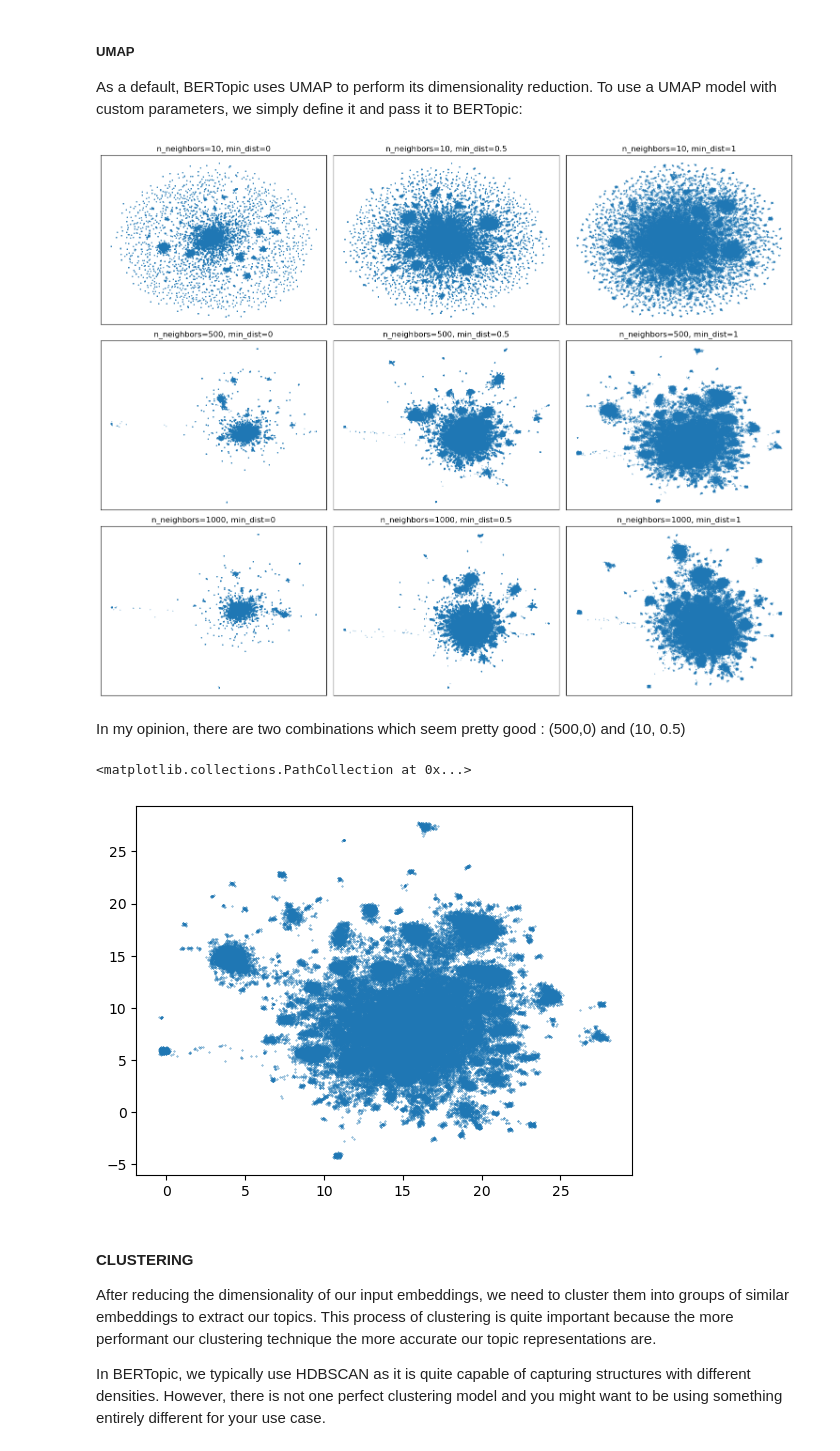
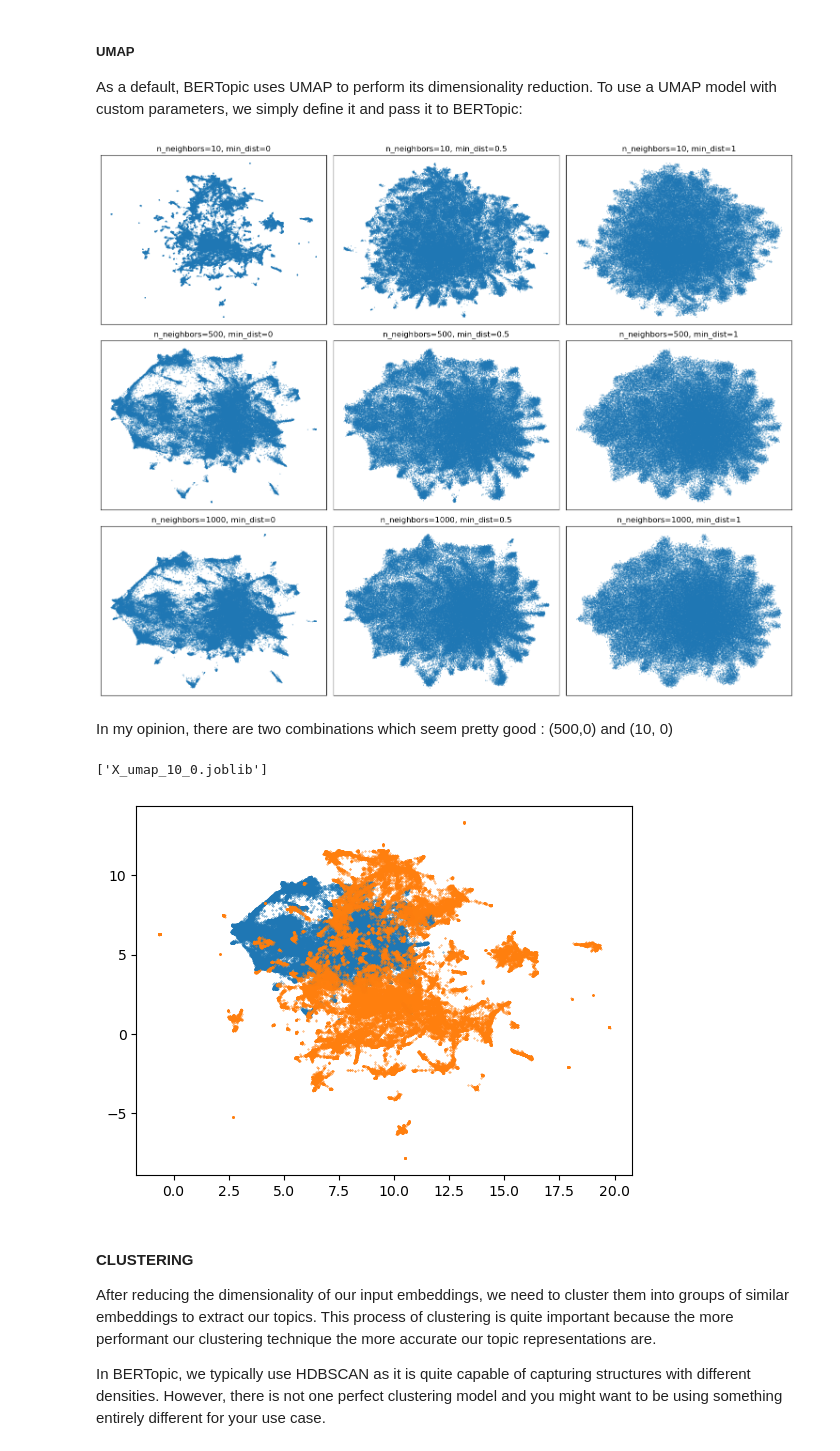
Before and after one commit to mrdcq/patent_project, a Jupyter notebook: berttopic.ipynb, the cells around one changed output. Saved outputs shown, nothing was run; the diff lists cells and outputs as text; code cells hidden in the pictures.

```diff
--- a/berttopic.ipynb
+++ b/berttopic.ipynb
@@ -58,9 +62,15 @@ NEED TO OPTIMIZE THE PARAMETERS FOR EACH ; could be interesting to look at the p
 ##### UMAP
 
 As a default, BERTopic uses UMAP to perform its dimensionality reduction. To use a UMAP model with custom parameters, we simply define it and pass it to BERTopic:
+# %%
+# Load the embeddings
+embeddings_allenai = joblib.load('embeddings_MiniLM.joblib')
 # %%
 n_neighbors_list = [10, 500, 1000]
 min_dist_list = [0, 0.5, 1]
+
+umap_embeddings_dict = {}
+umap_models_dict = {}
 
 fig, axes = plt.subplots(len(n_neighbors_list), len(min_dist_list), figsize=(15, 12))
 
@@ -69,7 +79,11 @@ for i, n_neighbors in enumerate(n_neighbors_list):
         ax = axes[i, j]
         reducer = umap.UMAP(n_neighbors=n_neighbors, min_dist=min_dist,
                             n_components=2, random_state=42)
-        X_umap = reducer.fit_transform(embeddings)
+        X_umap = reducer.fit_transform(embeddings_allenai)
+
+        umap_embeddings_dict[(n_neighbors, min_dist)] = X_umap
+        umap_models_dict[(n_neighbors, min_dist)] = reducer
+
         sc = ax.scatter(X_umap[:, 0], X_umap[:, 1], s=0.1, cmap='Spectral')
         ax.set_title(f"n_neighbors={n_neighbors}, min_dist={min_dist}")
         ax.set_xticks([])
@@ -78,15 +92,26 @@ for i, n_neighbors in enumerate(n_neighbors_list):
 plt.tight_layout()
 plt.show()
 # %% [output]
-[figure, old version]
+[figure, new version]
 # %% [markdown]
-In my opinion, there are two combinations which seem pretty good : (500,0) and (10, 0.5)
+In my opinion, there are two combinations which seem pretty good : (500,0) and (10, 0)
 # %%
-X_umap = umap.UMAP(n_neighbors = 500, min_dist = 1, n_components = 2, random_state=42).fit_transform(embeddings)
-plt.scatter(X_umap[:, 0], X_umap[:, 1], s=0.1, cmap='Spectral')
+umap_model_500 = umap_models_dict[(500, 0)]
+X_umap_500 = umap_embeddings_dict[(500, 0)]
+plt.scatter(X_umap_500[:, 0], X_umap_500[:, 1], s=0.1, cmap='Spectral')
+
+joblib.dump(umap_model_500, 'umap_model_500_0.joblib')
+joblib.dump(X_umap_500, 'X_umap_500_0.joblib')
+
+umap_model_10 = umap_models_dict[(10, 0)]
+X_umap_10 = umap_embeddings_dict[(10, 0)]
+plt.scatter(X_umap_10[:, 0], X_umap_10[:, 1], s=0.1, cmap='Spectral')
+
+joblib.dump(umap_model_10, 'umap_model_10_0.joblib')
+joblib.dump(X_umap_10, 'X_umap_10_0.joblib')
 # %% [output]
-<matplotlib.collections.PathCollection at 0x...>
+['X_umap_10_0.joblib']
-[figure, old version]
+[figure, new version]
 # %% [markdown]
 #### **CLUSTERING**
 
```
Also changed, not shown: parts of 20 cells of this notebook, 1 other file.
